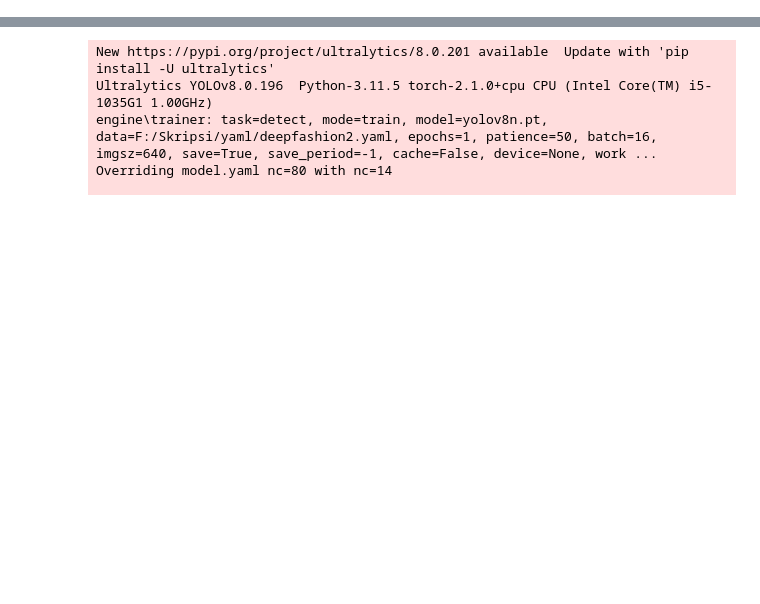
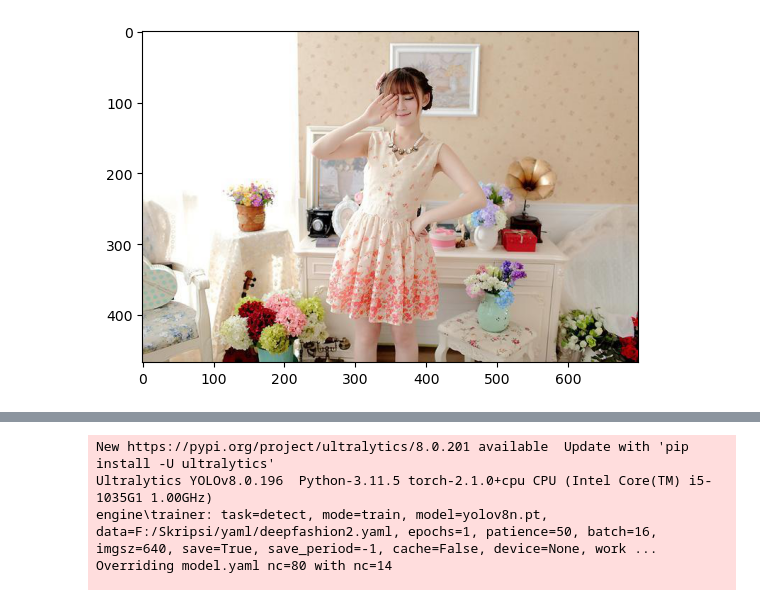
Before and after one commit to velvetbyrne/Clothing-Detection, a Jupyter notebook: 3_train.ipynb, the cells around one changed output, grey strips where cells are left out. Cells and saved outputs as stored; diff of their text form; code cells hidden in the pictures; blank space fills up the shorter version.

```diff
--- a/3_train.ipynb
+++ b/3_train.ipynb
@@ -26,10 +24,12 @@ Matplotlib is building the font cache; this may take a moment.
 # %%
-#Test if disk D: can be read
-#If not please disconnect then reconnect Disk D:
+#Test if disk F: can be read
+#If not please disconnect then reconnect Disk F:
 
 img_id = "003598"
-image = mpimg.imread(f"D:/UNI/Proposal Skripsi/deepfashion2_dataset/train/image/{img_id}.jpg")
+image = mpimg.imread(f"F:/UNI/Proposal Skripsi/deepfashion2_dataset/train/image/{img_id}.jpg")
 plt.imshow(image)
 plt.show()
+# %% [output]
+[figure, added]
 # %%
 # Initialize Directory
```
Also changed, not shown: parts of 4 cells of this notebook, 11 other files.
